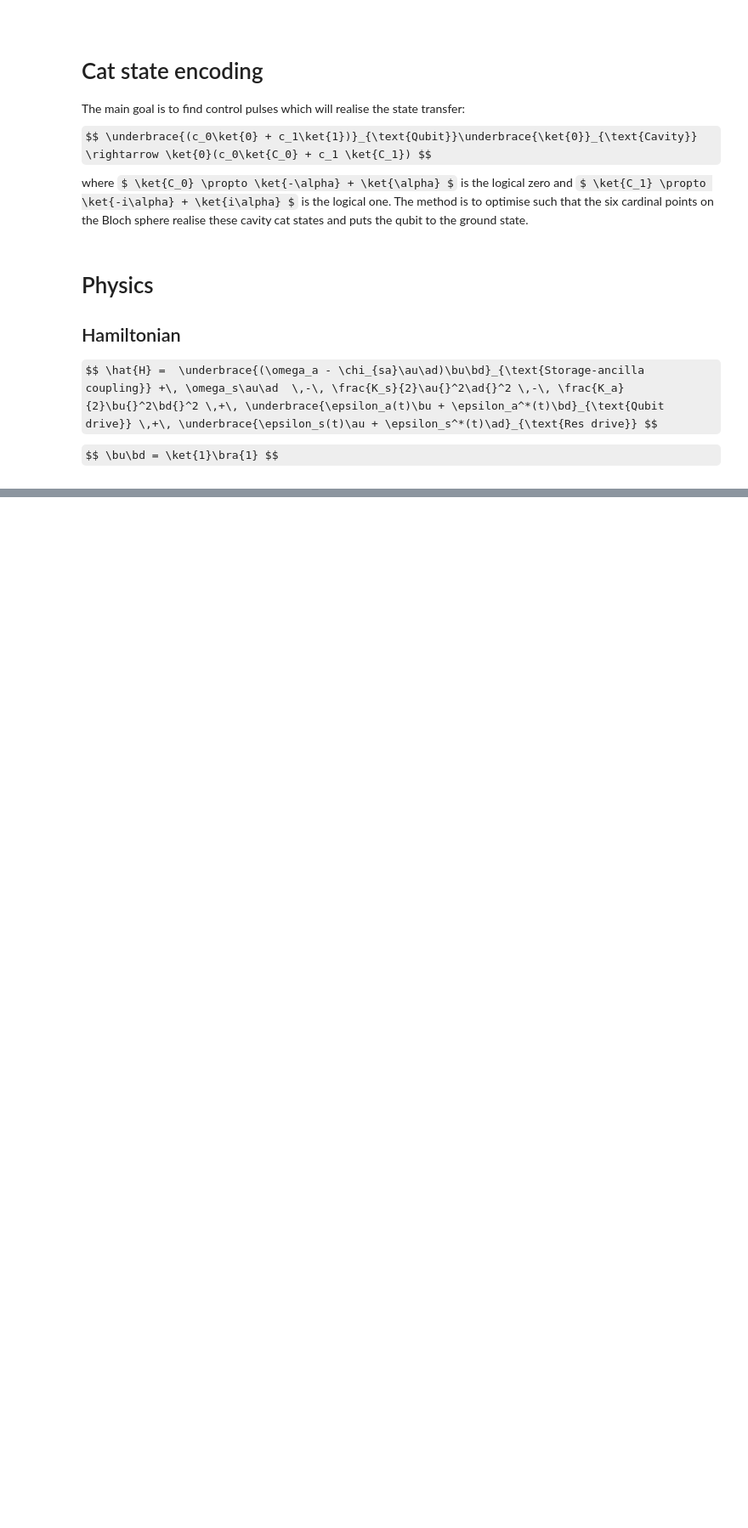
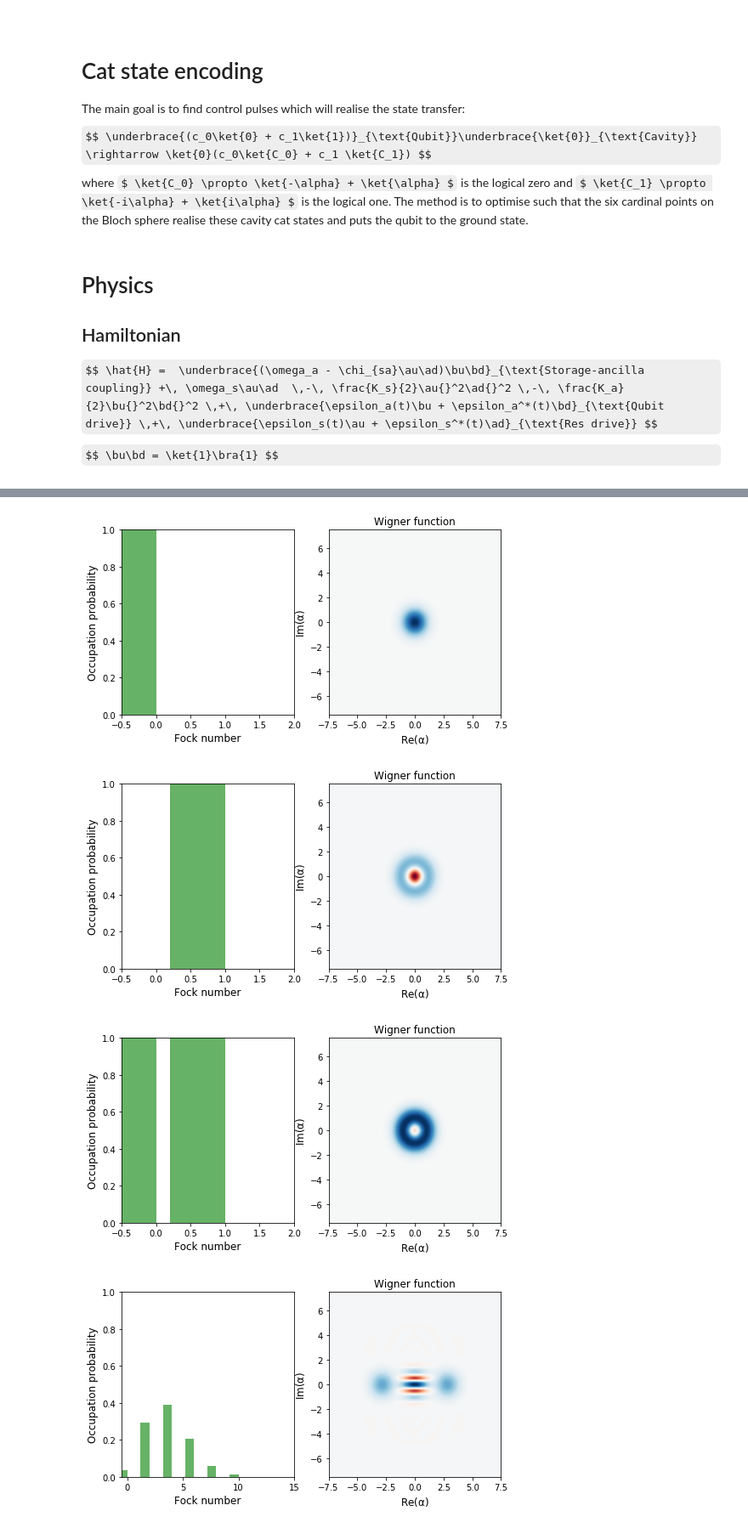
Before and after one commit to JohanWinther/cat-state-encoding, a Jupyter notebook: cat-state-encoding.ipynb, the cells around one changed output, grey strips where cells are left out. Shown: that part at 85% size. Saved outputs shown, nothing was run; the diff lists cells and outputs as text; code cells hidden in the pictures; some formulas as TeX source; blank space fills up the shorter version.

Commit message:
Some control possible, but time scales are off

```diff
--- a/cat-state-encoding.ipynb
+++ b/cat-state-encoding.ipynb
@@ -15,7 +15,7 @@ import numpy as np
 import matplotlib.pyplot as plt
 import datetime
 # %%
-from qutip import identity, sigmax, sigmay, sigmaz, sigmam, sigmap, tensor, projection, create
+from qutip import identity, sigmax, sigmay, sigmaz, sigmam, sigmap, tensor, projection, create, destroy, displace
 from qutip import Qobj, basis, coherent
 from qutip.superoperator import liouvillian, sprepost
 from qutip.qip import hadamard_transform
@@ -23,8 +23,10 @@ from qutip.visualization import plot_wigner, plot_wigner_fock_distribution
 import qutip.logging_utils as logging
 logger = logging.get_logger()
 #Set this to None or logging.WARN for 'quiet' execution
-log_level = logging.INFO
+#log_level = logging.INFO
+log_level = logging.WARN
 #QuTiP control modules
 import qutip.control.pulseoptim as cpo
 
 file_name = 'Test1'
+pi = np.pi
@@ -110,17 +117,17 @@ plot_wigners(states)
 # %%
 # Time slot length
-l_ts = 1e-9
+l_ts = 1e-12
 # Time allowed for the evolution (sec)
-evo_time = 500e-9
+evo_time = 50e-12
 # Number of time slots
 n_ts = int(evo_time//l_ts + 1)
 # %%
 # Fidelity error target
-fid_err_targ = 1e-3
+fid_err_targ = 1e-5
 # Maximum iterations for the optisation algorithm
 max_iter = 200
 # Maximum (elapsed) time allowed in seconds
-max_wall_time = 30
+max_wall_time = 60
 # Minimum gradient (sum of gradients squared)
 # as this tends to 0 -> local minima has been found
 min_grad = 1e-20
@@ -129,9 +136,4 @@ p_type = 'RND'
 #Set to None to suppress output files
 #f_ext = "{}_n_ts{}_ptype{}.txt".format(example_name, n_ts, p_type)
 f_ext = None
-result = cpo.optimize_pulse(drift, ctrls, phi, phi_targ, n_ts, evo_time,
-                fid_err_targ=fid_err_targ, min_grad=min_grad,
-                max_iter=max_iter, max_wall_time=max_wall_time,
-                out_file_ext=f_ext, init_pulse_type=p_type,
-                log_level=log_level, gen_stats=True)
 # %%
@@ -146,0 +172,10 @@ print("Completed in {} HH:MM:SS.US".format(datetime.timedelta(seconds=result.wal
+# %%
+states = [phi, phi_targ, result.evo_full_final]
+qubit_states = [s.ptrace(0) for s in states]
+res_states = [s.ptrace(1) for s in states]
+plot_wigners(qubit_states + res_states)
+# %% [output]
+[figure, added]
+[figure, added]
+[figure, added]
+[figure, added]
```
Also changed, not shown: parts of 9 cells of this notebook, 2 other files.
